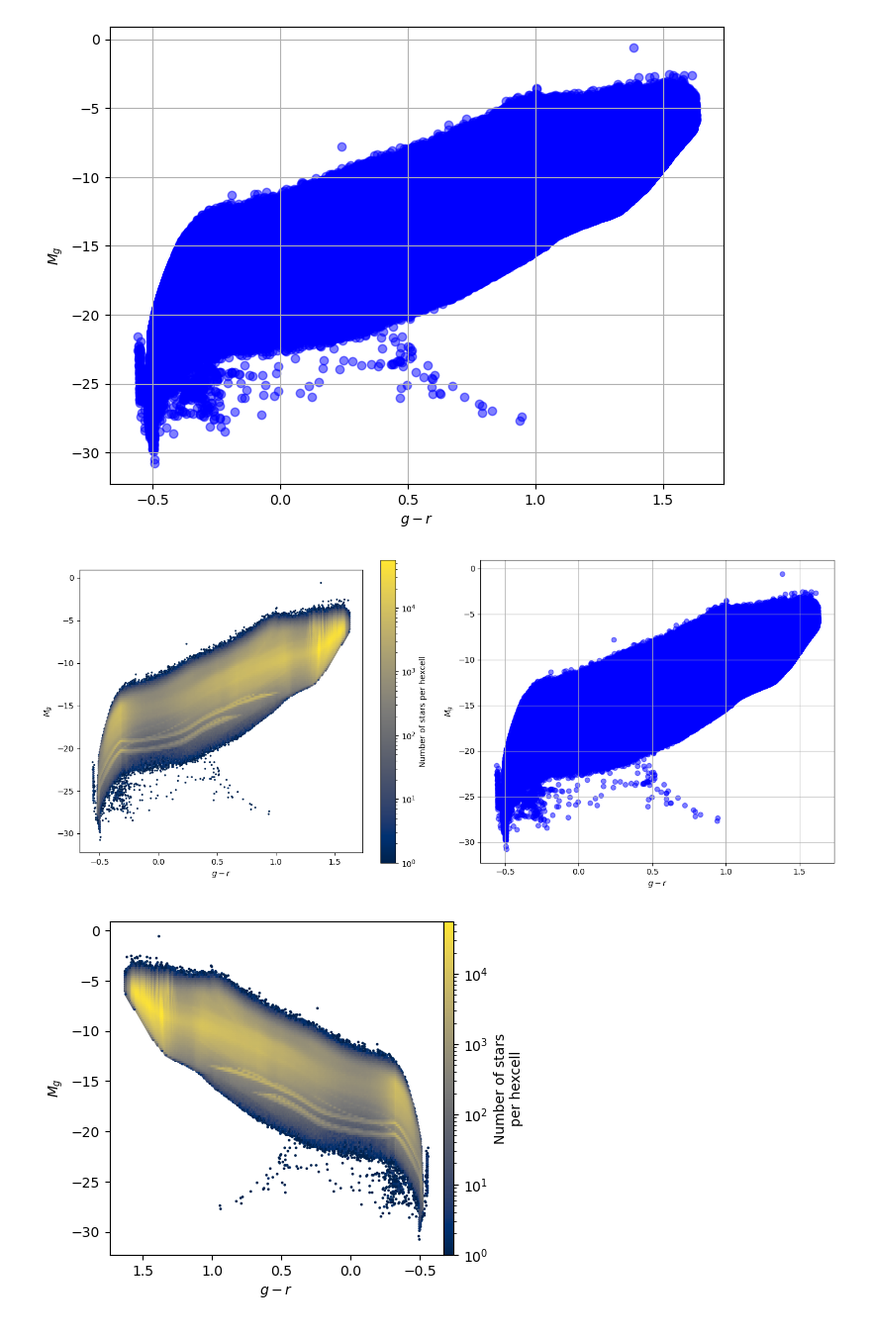
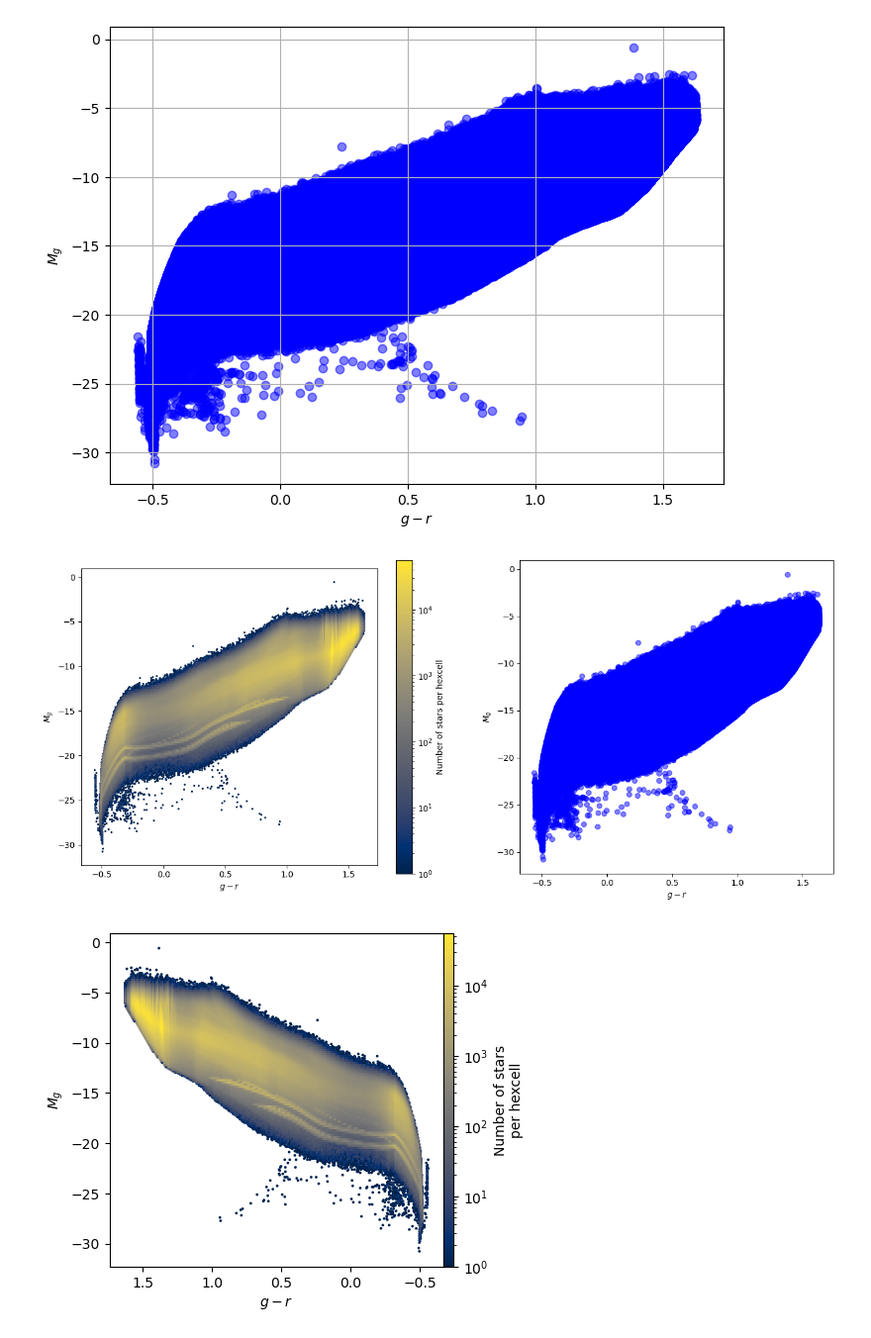
Before and after one commit to aeden2019/rubin_mw_mocks, a Jupyter notebook: src/analysis/color_magnitude_diagram.ipynb, the cells around one changed output. Shown at 99% size. Cells and saved outputs as stored; diff of their text form; code cells hidden in the pictures.

Commit message:
Additional color mag test

```diff
--- a/src/analysis/color_magnitude_diagram.ipynb
+++ b/src/analysis/color_magnitude_diagram.ipynb
@@ -122,33 +122,32 @@ plt.grid(True)
 plt.show()
 # %% [output]
 [figure]
-# %%
-# Create the subplot
-fig, axs = plt.subplots(nrows=1, ncols=2, figsize=(14, 6))
-
-# Create the hexbin, with 241 log bins and the hex_cmap colormap
-hb = axs[0].hexbin(g_minus_r, abs_mag_g, gridsize=(241), bins='log', cmap=hex_cmap)
-
-# Setting lables
-axs[0].set_xlabel('$g - r$')
-axs[0].set_ylabel('$M_g$')
-
-# Maintain 1:1 aspect ratio
-axs[0].set_aspect(1.0/axs[0].get_data_ratio())
-
-# Colorbar
-cbar = fig.colorbar(hb, ax=axs[0])
-cbar.set_label('Number of stars per hexcell')
-
-# Scatter plot for comparison
-axs[1].scatter(g_minus_r, abs_mag_g, alpha=0.5, color='blue')
-axs[1].set_xlabel('$g - r$')
-axs[1].set_ylabel('$M_g$')
-
-plt.tight_layout()
-plt.show()
-# %% [output]
-[figure, removed]
+# %%
+# Create the subplot
+fig, axs = plt.subplots(nrows=1, ncols=2, figsize=(14, 6))
+
+# Create the hexbin, with 241 log bins and the hex_cmap colormap
+hb = axs[0].hexbin(g_minus_r, abs_mag_g, gridsize=(241), bins='log', cmap=hex_cmap)
+
+# Setting lables
+axs[0].set_xlabel('$g - r$')
+axs[0].set_ylabel('$M_g$')
+axs[0].set_aspect(1.0/axs[0].get_data_ratio()) # Set aspect ratio
+
+# Colorbar
+cbar = fig.colorbar(hb, ax=axs[0])
+cbar.set_label('Number of stars per hexcell')
+
+# Scatter plot for comparison
+axs[1].scatter(g_minus_r, abs_mag_g, alpha=0.5, color='blue')
+axs[1].set_xlabel('$g - r$')
+axs[1].set_ylabel('$M_g$')
+axs[1].set_aspect(1.0/axs[1].get_data_ratio()) # Set aspect ratio
+
+plt.tight_layout()
+plt.show()
+# %% [output]
+[figure, added]
 # %%
 # Second: Rewrite this code
 # Start with a scatter plot
```
